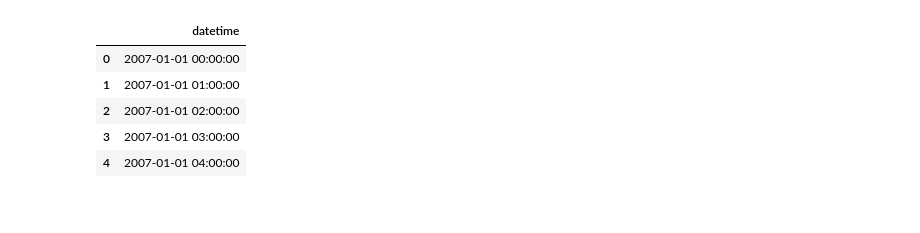
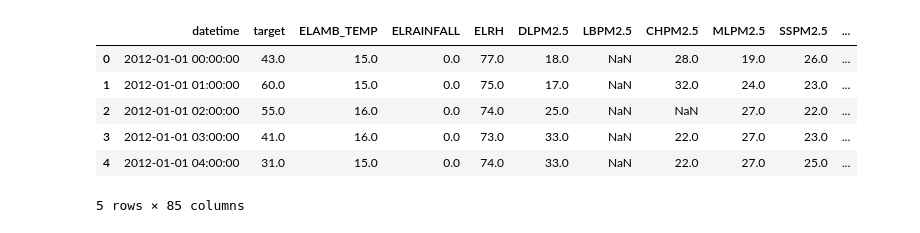
Before and after one commit to qop455/air-polution, a Jupyter notebook: preprocess/date_feature.ipynb, the cells around one changed output. Saved outputs shown, nothing was run; the diff lists cells and outputs as text; code cells hidden in the pictures.

```diff
--- a/preprocess/date_feature.ipynb
+++ b/preprocess/date_feature.ipynb
@@ -5,17 +6,16 @@ import numpy as np
+# %%
+inputfile = "../data/many/wind.csv"
 # %%
-inputfile = "../data/dropna/dropna.csv"
-data = pd.read_csv(inputfile, parse_dates=True)
+df = pd.read_csv(inputfile, parse_dates=True)
+df.head()
+# %% [output]
+|  | datetime | target | ELAMB_TEMP | ELRAINFALL | ELRH | DLPM2.5 | LBPM2.5 | CHPM2.5 | MLPM2.5 | SSPM2.5 | ... |
+| 0 | 2012-01-01 00:00:00 | 43.0 | 15.0 | 0.0 | 77.0 | 18.0 | NaN | 28.0 | 19.0 | 26.0 | ... |
+| 1 | 2012-01-01 01:00:00 | 60.0 | 15.0 | 0.0 | 75.0 | 17.0 | NaN | 32.0 | 24.0 | 23.0 | ... |
+| 2 | 2012-01-01 02:00:00 | 55.0 | 16.0 | 0.0 | 74.0 | 25.0 | NaN | NaN | 27.0 | 22.0 | ... |
+| 3 | 2012-01-01 03:00:00 | 41.0 | 16.0 | 0.0 | 73.0 | 33.0 | NaN | 22.0 | 27.0 | 23.0 | ... |
+| 4 | 2012-01-01 04:00:00 | 31.0 | 15.0 | 0.0 | 74.0 | 33.0 | NaN | 22.0 | 27.0 | 25.0 | ... |
+5 rows × 85 columns
-# %%
-df = data[['datetime']]
-timeformat = "%Y-%m-%d %H:%M:%S"
-df.head()
-# %% [output]
-|  | datetime |
-| 0 | 2007-01-01 00:00:00 |
-| 1 | 2007-01-01 01:00:00 |
-| 2 | 2007-01-01 02:00:00 |
-| 3 | 2007-01-01 03:00:00 |
-| 4 | 2007-01-01 04:00:00 |
 # %%
 for index, item in df.datetime.iteritems():
     time = datetime.strptime(item, timeformat)
```
Also changed, not shown: parts of 8 cells of this notebook, 28 other files.
